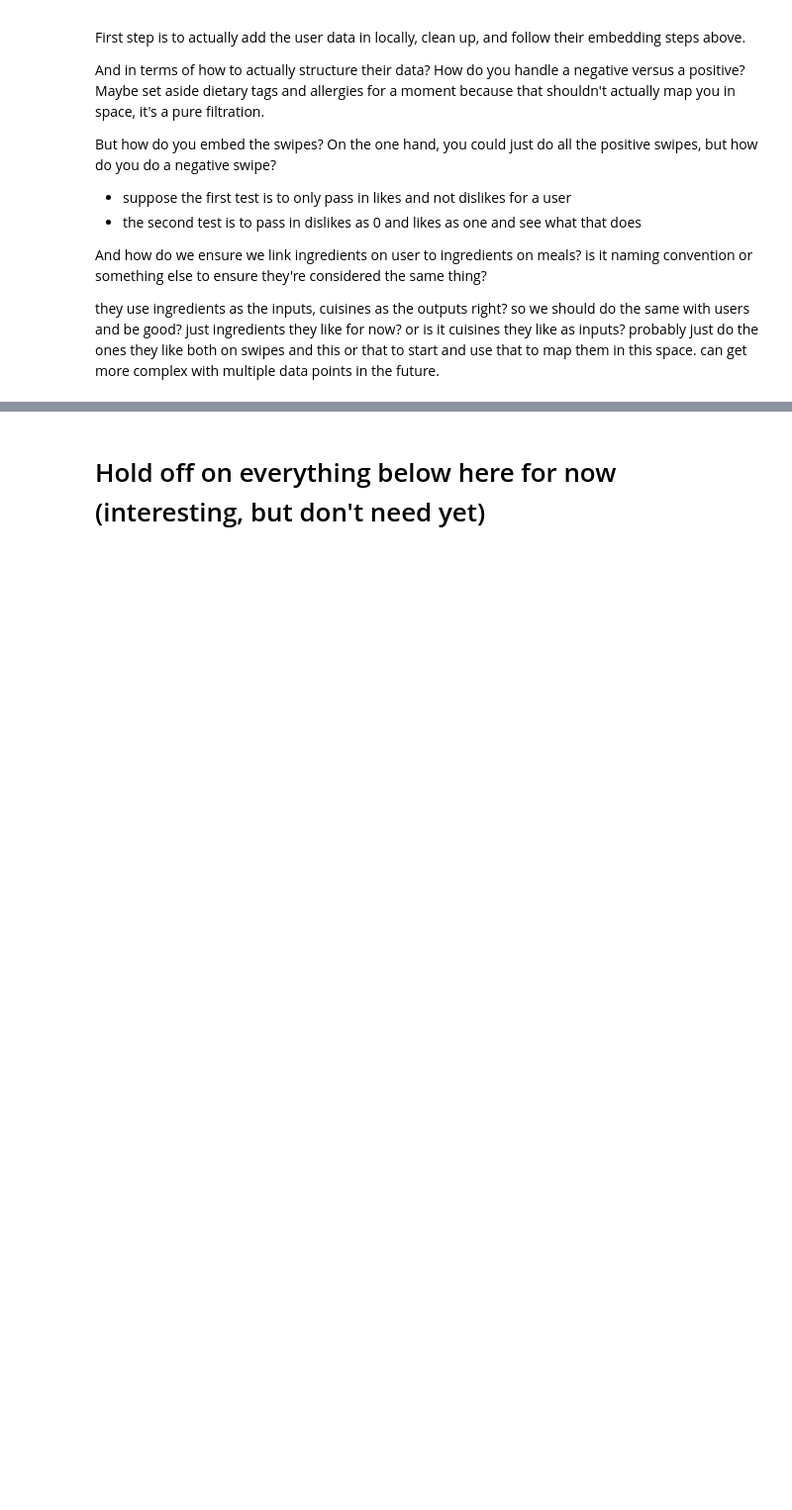
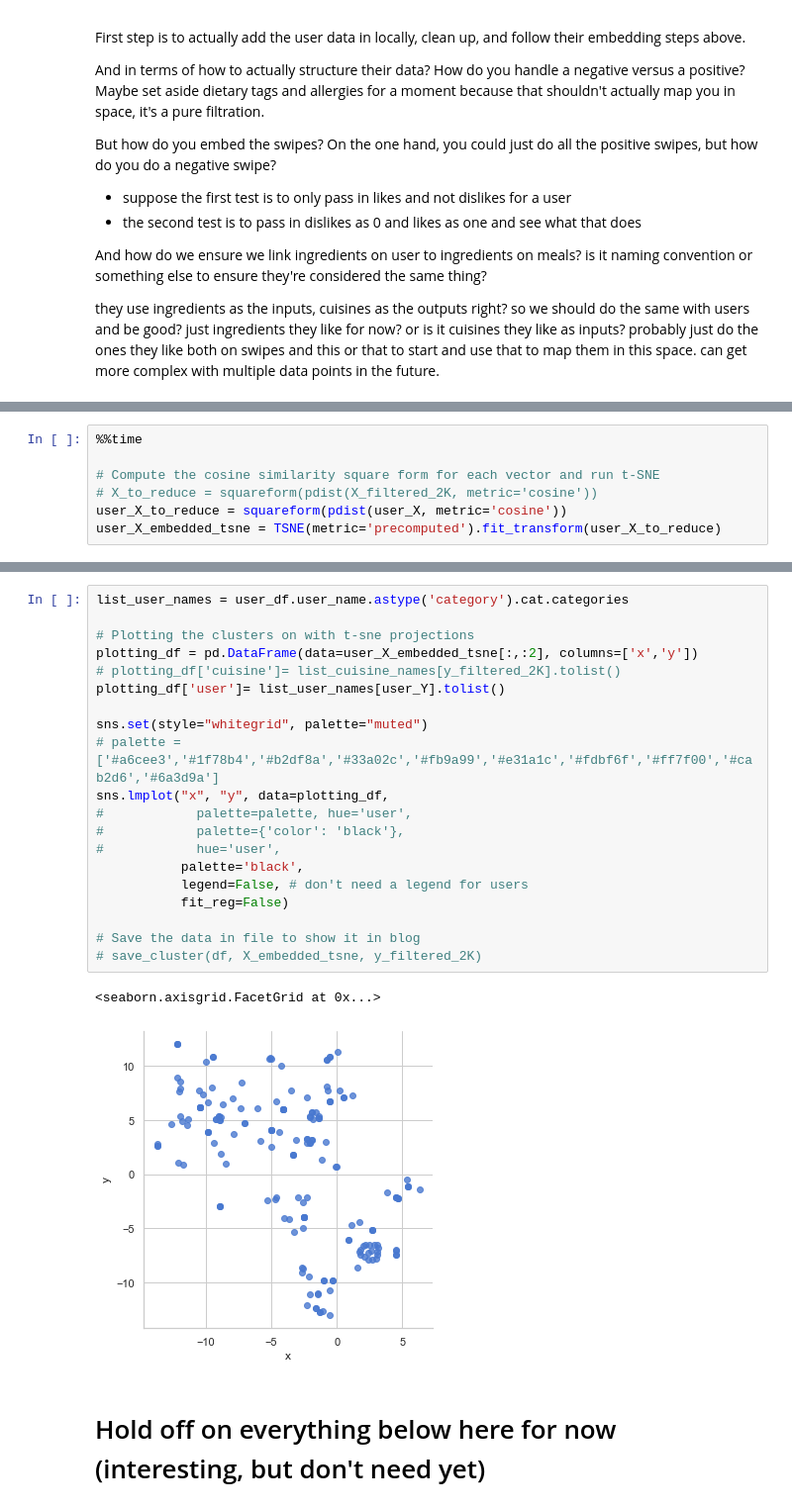
Before and after one commit to mrondin1/ADA_Course_Project, a Jupyter notebook: Project/Final Notebook (milestone 3).ipynb, the cells around one changed output, grey strips where cells are left out. Shown at 99% size. Cells and saved outputs as stored; diff of their text form; blank space fills up the shorter version.

Commit message:
user TSNE working based on ingredients

```diff
--- a/Project/Final Notebook (milestone 3).ipynb
+++ b/Project/Final Notebook (milestone 3).ipynb
@@ -772,0 +734,7 @@ def clean_string(s, aslist=False):
+# %%
+%%time
+
+# Compute the cosine similarity square form for each vector and run t-SNE
+# X_to_reduce = squareform(pdist(X_filtered_2K, metric='cosine'))
+user_X_to_reduce = squareform(pdist(user_X, metric='cosine'))
+user_X_embedded_tsne = TSNE(metric='precomputed').fit_transform(user_X_to_reduce)
@@ -773,3 +744,26 @@ def clean_string(s, aslist=False):
+# %%
+list_user_names = user_df.user_name.astype('category').cat.categories
+
+# Plotting the clusters on with t-sne projections
+plotting_df = pd.DataFrame(data=user_X_embedded_tsne[:,:2], columns=['x','y'])
+# plotting_df['cuisine']= list_cuisine_names[y_filtered_2K].tolist()
+plotting_df['user']= list_user_names[user_Y].tolist()
+
+sns.set(style="whitegrid", palette="muted")
+# palette = ['#a6cee3','#1f78b4','#b2df8a','#33a02c','#fb9a99','#e31a1c','#fdbf6f','#ff7f00','#cab2d6','#6a3d9a']
+sns.lmplot("x", "y", data=plotting_df,
+#            palette=palette, hue='user',
+#            palette={'color': 'black'},
+#            hue='user',
+           palette='black',
+           legend=False, # don't need a legend for users
+           fit_reg=False)
+
+# Save the data in file to show it in blog
+# save_cluster(df, X_embedded_tsne, y_filtered_2K)
+# %% [output]
+<seaborn.axisgrid.FacetGrid at 0x...>
+[figure, added]
 # %% [markdown]
 # Hold off on everything below here for now (interesting, but don't need yet)
 # %% [markdown]
```
Also changed, not shown: parts of 7 cells of this notebook.
